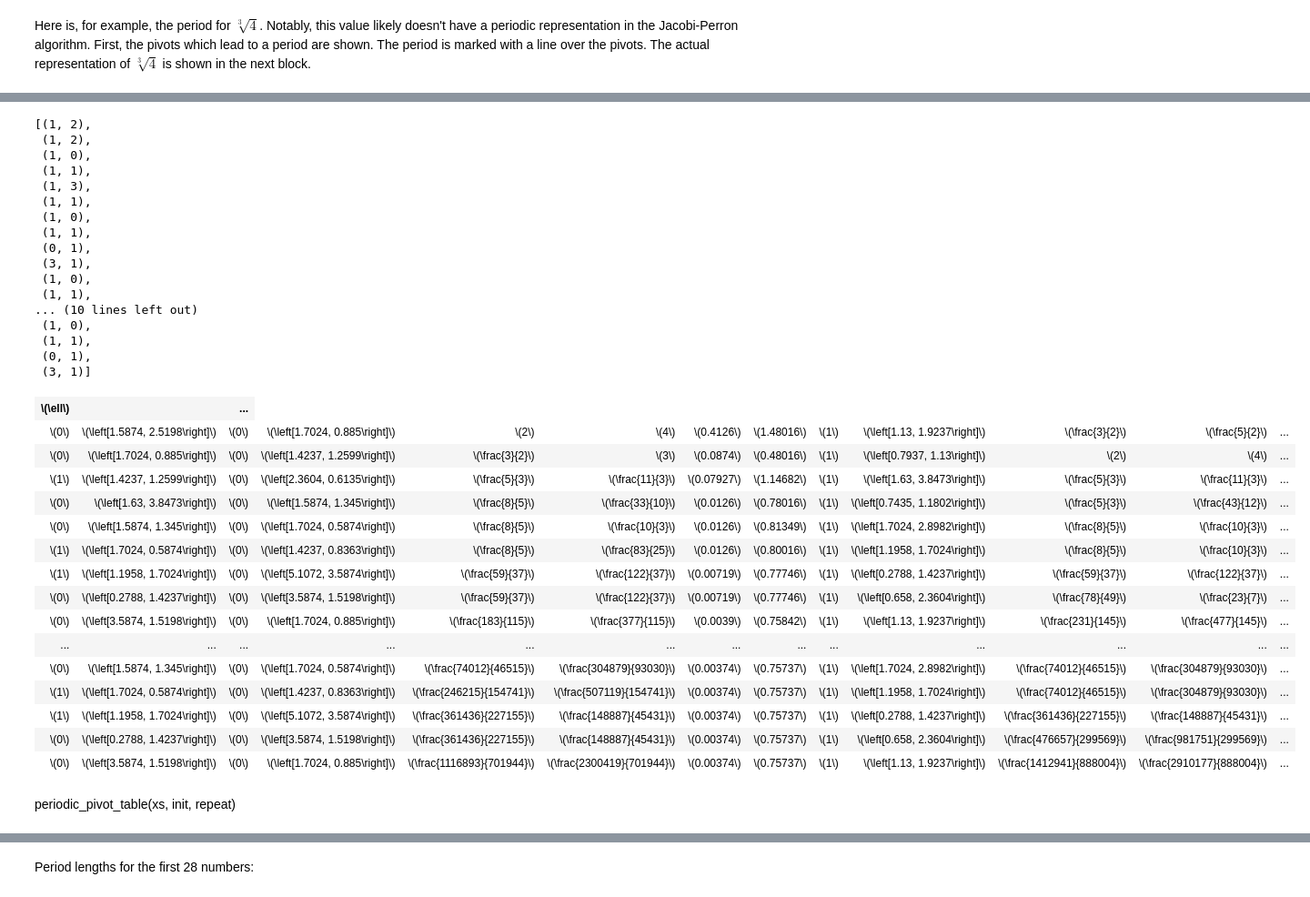
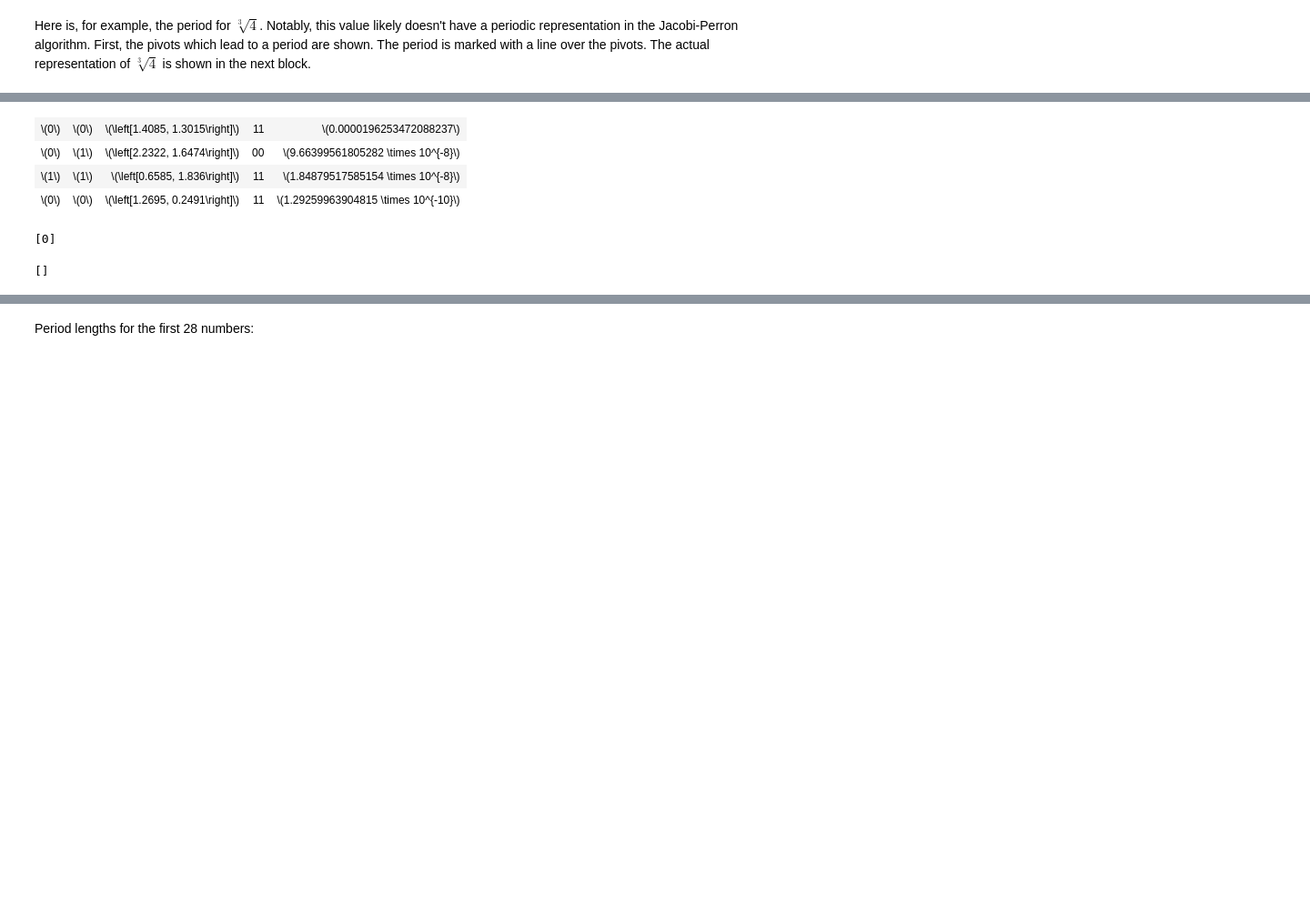
Before and after one commit to dknaack/master-thesis, a Jupyter notebook: src/main.ipynb, the cells around one changed output, grey strips where cells are left out. Shown at 91% size. Saved outputs shown, nothing was run; the diff lists cells and outputs as text; code cells hidden in the pictures; blank space fills up the shorter version.

```diff
--- a/src/main.ipynb
+++ b/src/main.ipynb
@@ -12,0 +21,5 @@ $$
+# %%
+K.<alpha> = NumberField(x^3 - 2, embedding=RR(1))
+xs = (alpha, alpha^2)
+ys = pivot(xs, 0, 1, 0, 1, 0, 1, 0, 1)
+matrix([yi.list() for yi in ys]).T
@@ -98,54 +152,20 @@ pretty_print(RR(alpha))
 # %%
 from utils import *
 
 xs = (alpha, alpha^2)
-indices = init + 3 * repeat
+indices = init + repeat
 coeffs = list(get_coeffs(xs, indices))
-pretty_print(coeffs)
 
 rows = []
-for i in range(len(indices)):
-    row = [real_list(pivot(xs, *indices[:i]))]
-    for l in range(d):
-        conv = get_convergent(xs, indices[:i] + [l])
-        row += [l, real_list(pivot(xs, *indices[:i], l)), *conv]
-        row += [round(abs(xi - yi), 5) for xi, yi in zip(xs, conv)]
+for i in range(1, len(indices), 2):
+    conv = [get_convergent(xs, indices[:i] + [l1, l2]) for l1 in range(d) for l2 in range(d)]
+    row = [indices[i-1], indices[i], real_list(pivot(xs, *indices[:i]))]
+    row += min([(f'{i:02b}', prod([RR(abs(rj - xj)) for j, xj, rj in zip(range(d), xs, r)])) for i, r in enumerate(conv)], key=lambda e: e[1])
     rows.append(row)
 
-table(rows, header_column=[r'$\ell$']+indices, header_row=[''])
+table(rows)
 # %% [output]
-[(1, 2),
- (1, 2),
- (1, 0),
- (1, 1),
- (1, 3),
- (1, 1),
- (1, 0),
- (1, 1),
- (0, 1),
- (3, 1),
- (1, 0),
- (1, 1),
-... (10 lines left out)
- (1, 0),
- (1, 1),
- (0, 1),
- (3, 1)]
-| \(\ell\) |  | ... |
-| \(0\) | \(\left[1.5874, 2.5198\right]\) | \(0\) | \(\left[1.7024, 0.885\right]\) | \(2\) | \(4\) | \(0.4126\) | \(1.48016\) | \(1\) | \(\left[1.13, 1.9237\right]\) | \(\frac{3}{2}\) | \(\frac{5}{2}\) | ... |
-| \(0\) | \(\left[1.7024, 0.885\right]\) | \(0\) | \(\left[1.4237, 1.2599\right]\) | \(\frac{3}{2}\) | \(3\) | \(0.0874\) | \(0.48016\) | \(1\) | \(\left[0.7937, 1.13\right]\) | \(2\) | \(4\) | ... |
-| \(1\) | \(\left[1.4237, 1.2599\right]\) | \(0\) | \(\left[2.3604, 0.6135\right]\) | \(\frac{5}{3}\) | \(\frac{11}{3}\) | \(0.07927\) | \(1.14682\) | \(1\) | \(\left[1.63, 3.8473\right]\) | \(\frac{5}{3}\) | \(\frac{11}{3}\) | ... |
-| \(0\) | \(\left[1.63, 3.8473\right]\) | \(0\) | \(\left[1.5874, 1.345\right]\) | \(\frac{8}{5}\) | \(\frac{33}{10}\) | \(0.0126\) | \(0.78016\) | \(1\) | \(\left[0.7435, 1.1802\right]\) | \(\frac{5}{3}\) | \(\frac{43}{12}\) | ... |
-| \(0\) | \(\left[1.5874, 1.345\right]\) | \(0\) | \(\left[1.7024, 0.5874\right]\) | \(\frac{8}{5}\) | \(\frac{10}{3}\) | \(0.0126\) | \(0.81349\) | \(1\) | \(\left[1.7024, 2.8982\right]\) | \(\frac{8}{5}\) | \(\frac{10}{3}\) | ... |
-| \(1\) | \(\left[1.7024, 0.5874\right]\) | \(0\) | \(\left[1.4237, 0.8363\right]\) | \(\frac{8}{5}\) | \(\frac{83}{25}\) | \(0.0126\) | \(0.80016\) | \(1\) | \(\left[1.1958, 1.7024\right]\) | \(\frac{8}{5}\) | \(\frac{10}{3}\) | ... |
-| \(1\) | \(\left[1.1958, 1.7024\right]\) | \(0\) | \(\left[5.1072, 3.5874\right]\) | \(\frac{59}{37}\) | \(\frac{122}{37}\) | \(0.00719\) | \(0.77746\) | \(1\) | \(\left[0.2788, 1.4237\right]\) | \(\frac{59}{37}\) | \(\frac{122}{37}\) | ... |
-| \(0\) | \(\left[0.2788, 1.4237\right]\) | \(0\) | \(\left[3.5874, 1.5198\right]\) | \(\frac{59}{37}\) | \(\frac{122}{37}\) | \(0.00719\) | \(0.77746\) | \(1\) | \(\left[0.658, 2.3604\right]\) | \(\frac{78}{49}\) | \(\frac{23}{7}\) | ... |
-| \(0\) | \(\left[3.5874, 1.5198\right]\) | \(0\) | \(\left[1.7024, 0.885\right]\) | \(\frac{183}{115}\) | \(\frac{377}{115}\) | \(0.0039\) | \(0.75842\) | \(1\) | \(\left[1.13, 1.9237\right]\) | \(\frac{231}{145}\) | \(\frac{477}{145}\) | ... |
-| ... | ... | ... | ... | ... | ... | ... | ... | ... | ... | ... | ... | ... |
-| \(0\) | \(\left[1.5874, 1.345\right]\) | \(0\) | \(\left[1.7024, 0.5874\right]\) | \(\frac{74012}{46515}\) | \(\frac{304879}{93030}\) | \(0.00374\) | \(0.75737\) | \(1\) | \(\left[1.7024, 2.8982\right]\) | \(\frac{74012}{46515}\) | \(\frac{304879}{93030}\) | ... |
-| \(1\) | \(\left[1.7024, 0.5874\right]\) | \(0\) | \(\left[1.4237, 0.8363\right]\) | \(\frac{246215}{154741}\) | \(\frac{507119}{154741}\) | \(0.00374\) | \(0.75737\) | \(1\) | \(\left[1.1958, 1.7024\right]\) | \(\frac{74012}{46515}\) | \(\frac{304879}{93030}\) | ... |
-| \(1\) | \(\left[1.1958, 1.7024\right]\) | \(0\) | \(\left[5.1072, 3.5874\right]\) | \(\frac{361436}{227155}\) | \(\frac{148887}{45431}\) | \(0.00374\) | \(0.75737\) | \(1\) | \(\left[0.2788, 1.4237\right]\) | \(\frac{361436}{227155}\) | \(\frac{148887}{45431}\) | ... |
-| \(0\) | \(\left[0.2788, 1.4237\right]\) | \(0\) | \(\left[3.5874, 1.5198\right]\) | \(\frac{361436}{227155}\) | \(\frac{148887}{45431}\) | \(0.00374\) | \(0.75737\) | \(1\) | \(\left[0.658, 2.3604\right]\) | \(\frac{476657}{299569}\) | \(\frac{981751}{299569}\) | ... |
-| \(0\) | \(\left[3.5874, 1.5198\right]\) | \(0\) | \(\left[1.7024, 0.885\right]\) | \(\frac{1116893}{701944}\) | \(\frac{2300419}{701944}\) | \(0.00374\) | \(0.75737\) | \(1\) | \(\left[1.13, 1.9237\right]\) | \(\frac{1412941}{888004}\) | \(\frac{2910177}{888004}\) | ... |
+| \(0\) | \(0\) | \(\left[1.4085, 1.3015\right]\) | 11 | \(0.0000196253472088237\) |
+| \(0\) | \(1\) | \(\left[2.2322, 1.6474\right]\) | 00 | \(9.66399561805282 \times 10^{-8}\) |
+| \(1\) | \(1\) | \(\left[0.6585, 1.836\right]\) | 11 | \(1.84879517585154 \times 10^{-8}\) |
+| \(0\) | \(0\) | \(\left[1.2695, 0.2491\right]\) | 11 | \(1.29259963904815 \times 10^{-10}\) |
-# %% [markdown]
-periodic_pivot_table(xs, init, repeat)
@@ -152,3 +174,16 @@ periodic_pivot_table(xs, init, repeat)
+# %%
+values = []
+i = 0
+for l in range(d):
+    r = get_convergent(xs, [*indices, l])
+    values.append((l, RR(sum([(ri - xi)**2 for ri, xi in zip(r, xs)]))))
+l, _ = min(values, key=lambda e: e[1])
+indices.append(l)
+pretty_print(indices)
+get_period(xs, indices)[1]
+# %% [output]
+[0]
+[]
 # %%
 ys = xs
 rows = []
```
Also changed, not shown: parts of 12 cells of this notebook.
